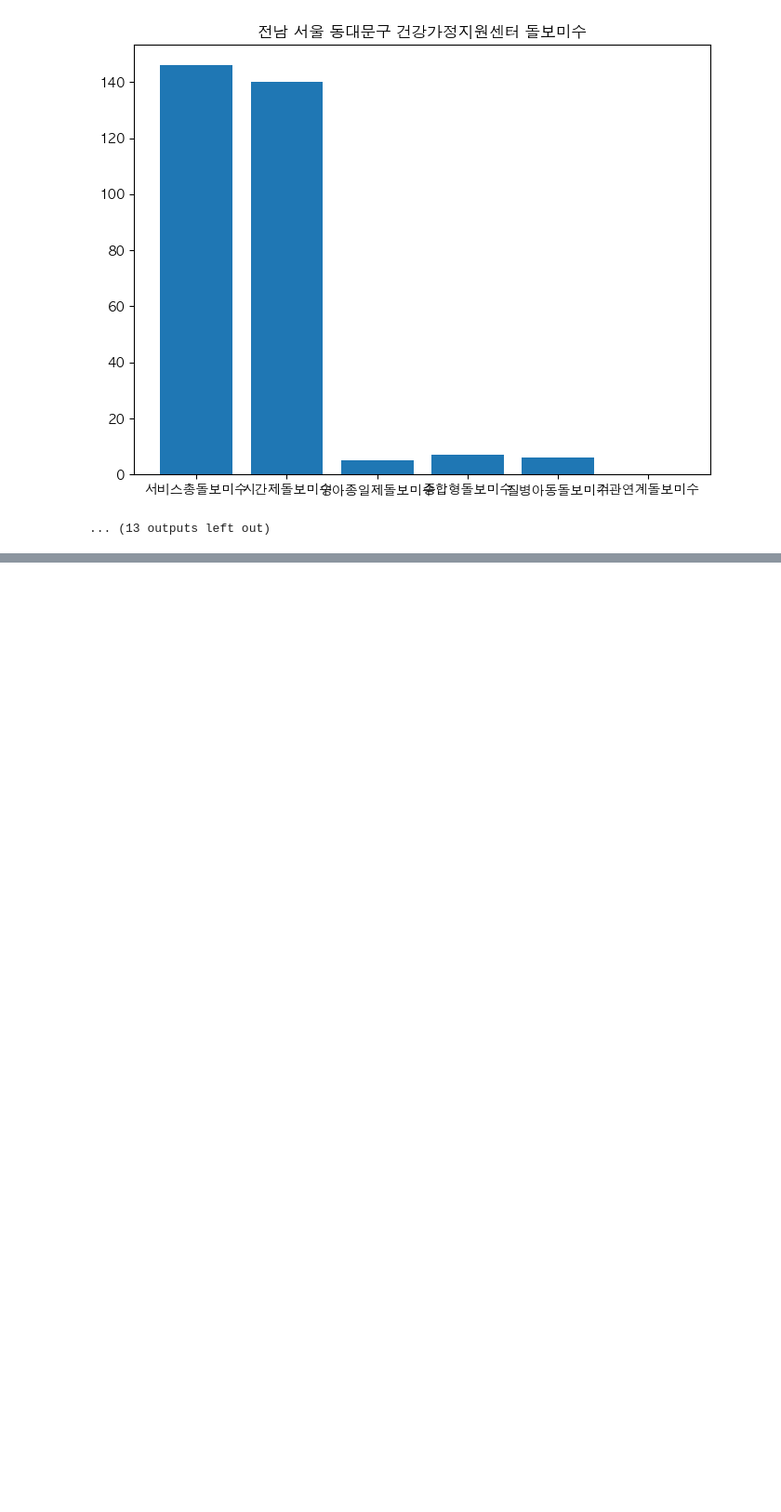
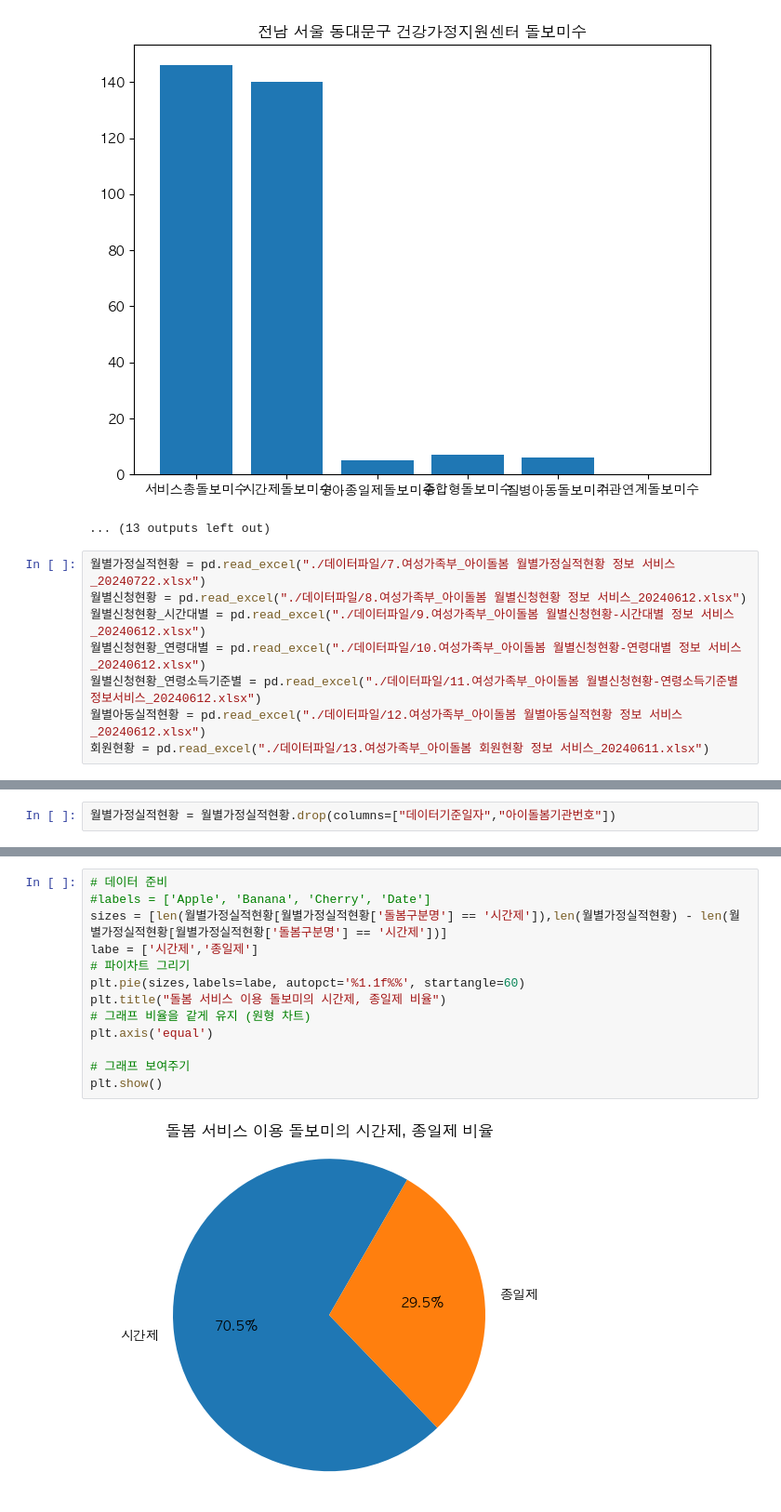
Before and after one commit to CodeArt-Team/MLcompetetion, a Jupyter notebook: 공모전/서울GovTech/돌봄서비스/여가부_돌봄데이터.ipynb, the cells around one changed output, grey strips where cells are left out. Shown at 93% size. Saved outputs shown, nothing was run; the diff lists cells and outputs as text; blank space fills up the shorter version.

```diff
--- a/공모전/서울GovTech/돌봄서비스/여가부_돌봄데이터.ipynb
+++ b/공모전/서울GovTech/돌봄서비스/여가부_돌봄데이터.ipynb
@@ -225,3 +225,11 @@ for i in range(len(서비스별_서울시_지사배열)):
 [figure]
 [figure]
 ... (13 outputs left out)
+# %%
+월별가정실적현황 = pd.read_excel("./데이터파일/7.여성가족부_아이돌봄 월별가정실적현황 정보 서비스_20240722.xlsx")
+월별신청현황 = pd.read_excel("./데이터파일/8.여성가족부_아이돌봄 월별신청현황 정보 서비스_20240612.xlsx")
+월별신청현황_시간대별 = pd.read_excel("./데이터파일/9.여성가족부_아이돌봄 월별신청현황-시간대별 정보 서비스_20240612.xlsx")
+월별신청현황_연령대별 = pd.read_excel("./데이터파일/10.여성가족부_아이돌봄 월별신청현황-연령대별 정보 서비스_20240612.xlsx")
+월별신청현황_연령소득기준별 = pd.read_excel("./데이터파일/11.여성가족부_아이돌봄 월별신청현황-연령소득기준별 정보서비스_20240612.xlsx")
+월별아동실적현황 = pd.read_excel("./데이터파일/12.여성가족부_아이돌봄 월별아동실적현황 정보 서비스_20240612.xlsx")
+회원현황 = pd.read_excel("./데이터파일/13.여성가족부_아이돌봄 회원현황 정보 서비스_20240611.xlsx")
@@ -227,0 +255,2 @@ for i in range(len(서비스별_서울시_지사배열)):
+# %%
+월별가정실적현황 = 월별가정실적현황.drop(columns=["데이터기준일자","아이돌봄기관번호"])
@@ -227,0 +282,15 @@ for i in range(len(서비스별_서울시_지사배열)):
+# %%
+# 데이터 준비
+#labels = ['Apple', 'Banana', 'Cherry', 'Date']
+sizes = [len(월별가정실적현황[월별가정실적현황['돌봄구분명'] == '시간제']),len(월별가정실적현황) - len(월별가정실적현황[월별가정실적현황['돌봄구분명'] == '시간제'])]
+labe = ['시간제','종일제']
+# 파이차트 그리기
+plt.pie(sizes,labels=labe, autopct='%1.1f%%', startangle=60)
+plt.title("돌봄 서비스 이용 돌보미의 시간제, 종일제 비율")
+# 그래프 비율을 같게 유지 (원형 차트)
+plt.axis('equal')
+
+# 그래프 보여주기
+plt.show()
+# %% [output]
+[figure, added]
```
Also changed, not shown: parts of 8 cells of this notebook.
